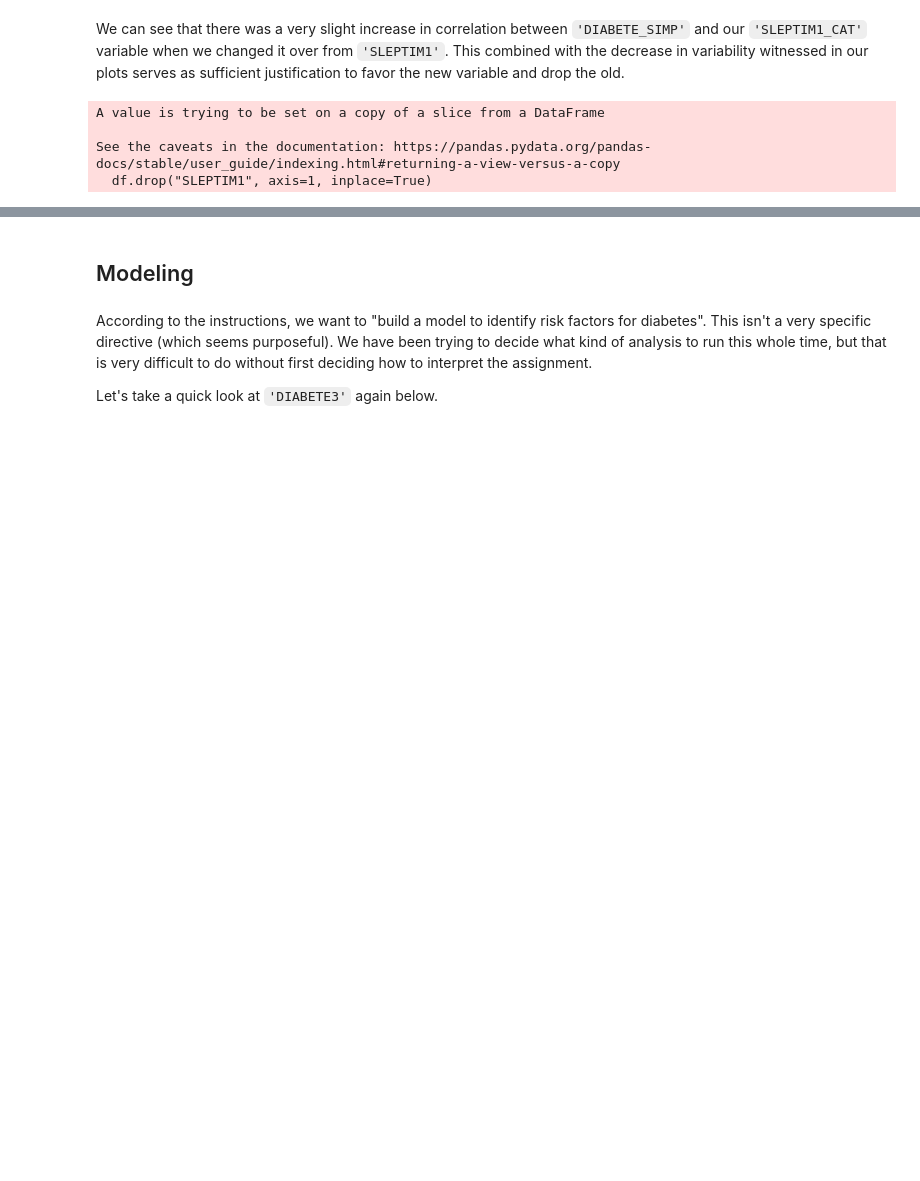
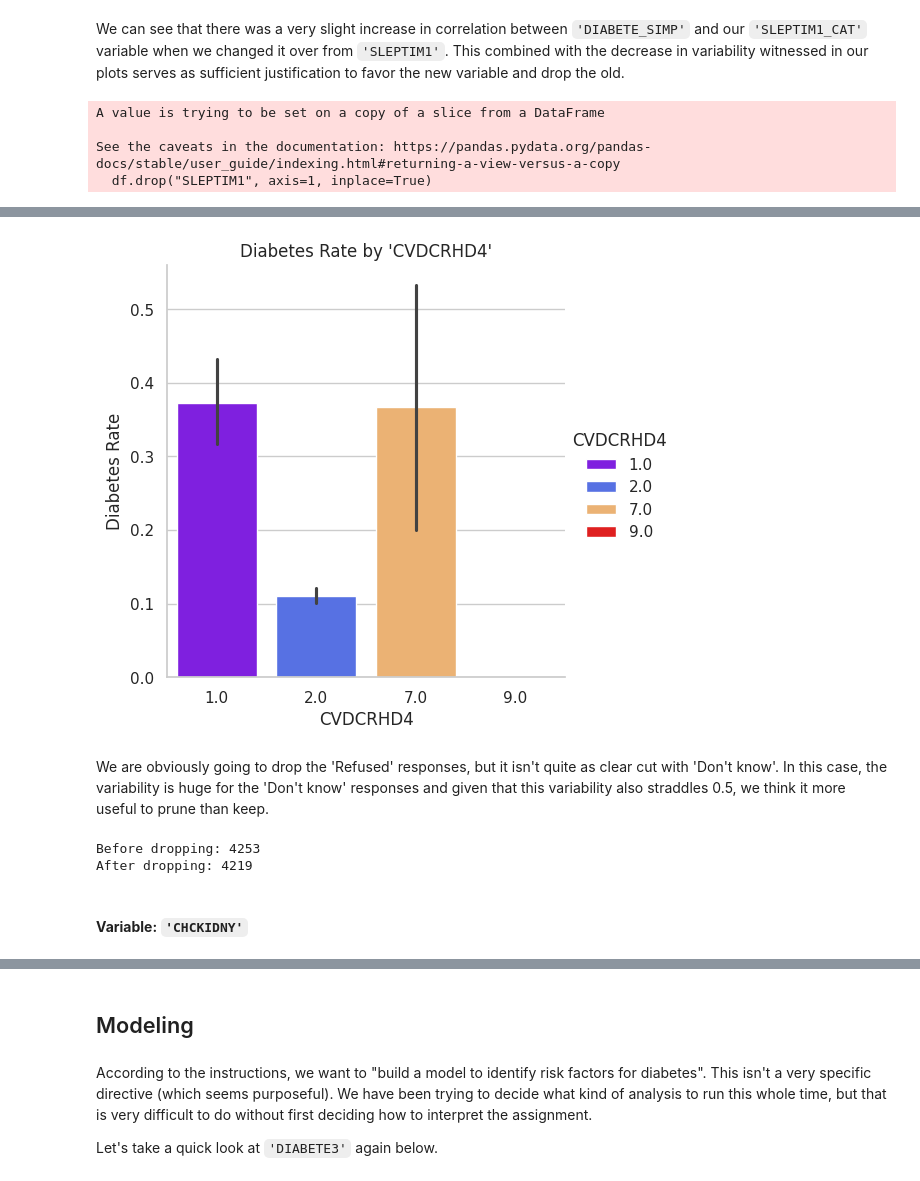
Before and after one commit to Chachi36/Diabetes-Factors-Demo-Notebook, a Jupyter notebook: Diabetes_Risk_Notebook.ipynb, the cells around one changed output, grey strips where cells are left out. Drawn from its saved outputs; the diff is of its cells as text; code cells hidden in the pictures; blank space fills up the shorter version.

```diff
--- a/Diabetes_Risk_Notebook.ipynb
+++ b/Diabetes_Risk_Notebook.ipynb
@@ -3001,0 +3063,16 @@ See the caveats in the documentation: https://pandas.pydata.org/pandas-docs/stab
+# %%
+# before dropping
+print("Before dropping:", len(df))
+
+# # drop rows with empty values in EXERANY2 column
+# df = df[(df.EXERANY2 > 0)]
+
+# drop rows with 7.0 and 9.0 values in EXERANY2 column
+df = df[(df.EXERANY2 < 7.0)]
+
+# reset index
+df.reset_index(inplace=True, drop=True)
+
+# After dropping
+print("After dropping:", len(df))
+print("")
@@ -3003,0 +3106,16 @@ See the caveats in the documentation: https://pandas.pydata.org/pandas-docs/stab
+# %%
+# before dropping
+print("Before dropping:", len(df))
+
+# # drop rows with empty values in USEEQUIP column
+# df = df[(df.USEEQUIP > 0)]
+
+# drop rows with 7.0 and 9.0 values in USEEQUIP column
+df = df[(df.USEEQUIP < 7.0)]
+
+# reset index
+df.reset_index(inplace=True, drop=True)
+
+# After dropping
+print("After dropping:", len(df))
+print("")
@@ -3003,0 +3147,28 @@ See the caveats in the documentation: https://pandas.pydata.org/pandas-docs/stab
+# %%
+# plot
+plotter_ind(df, "CVDCRHD4")
+# %% [output]
+[figure, added]
+# %% [markdown]
+We are obviously going to drop the 'Refused' responses, but it isn't quite as clear cut with 'Don't know'.  In this case, the variability is huge for the 'Don't know' responses and given that this variability also straddles 0.5, we think it more useful to prune than keep.
+# %%
+# before dropping
+print("Before dropping:", len(df))
+
+# # drop rows with empty values in CVDCRHD4 column
+# df = df[(df.CVDCRHD4 > 0)]
+
+# drop rows with 7.0 and 9.0 values in CVDCRHD4 column
+df = df[(df.CVDCRHD4 < 7.0)]
+
+# reset index
+df.reset_index(inplace=True, drop=True)
+
+# After dropping
+print("After dropping:", len(df))
+print("")
+# %% [output]
+Before dropping: 4253
+After dropping: 4219
+# %% [markdown]
+#### **Variable:** `'CHCKIDNY'`
```
Also changed, not shown: parts of 47 cells of this notebook.
